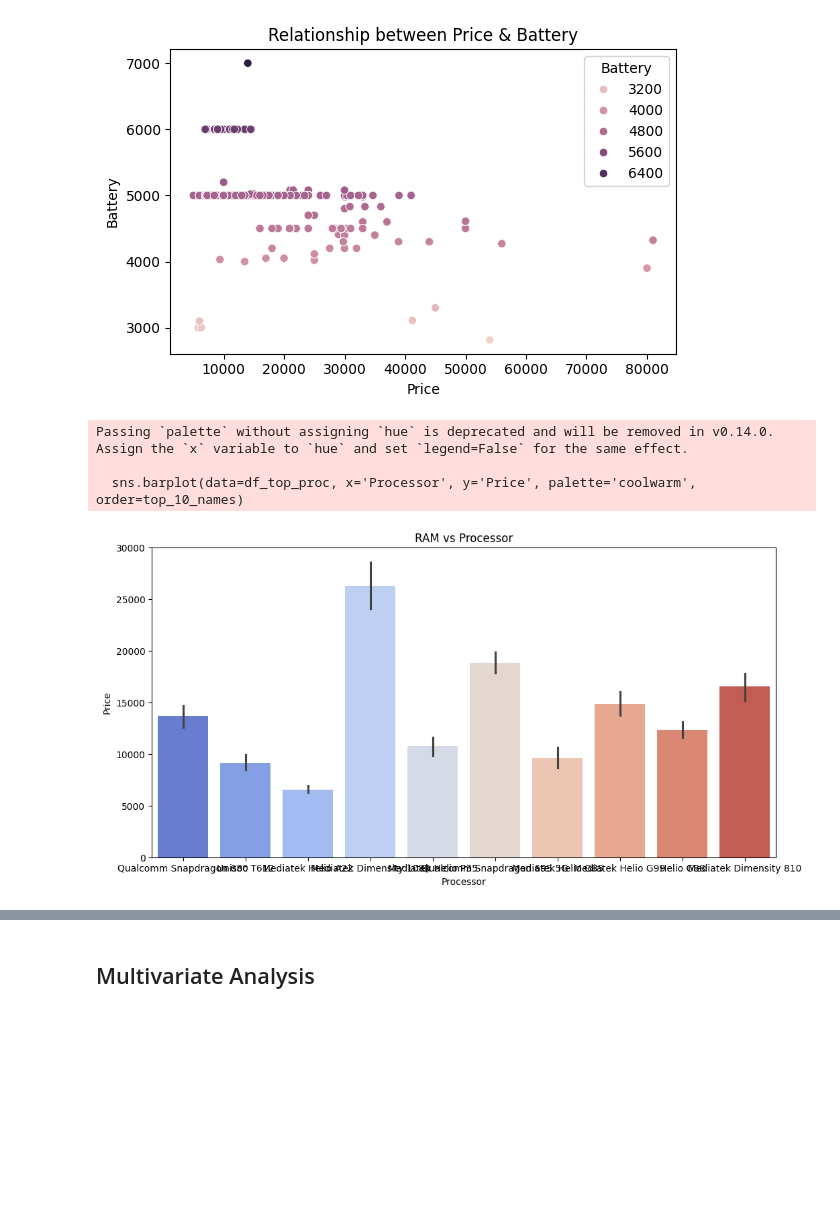
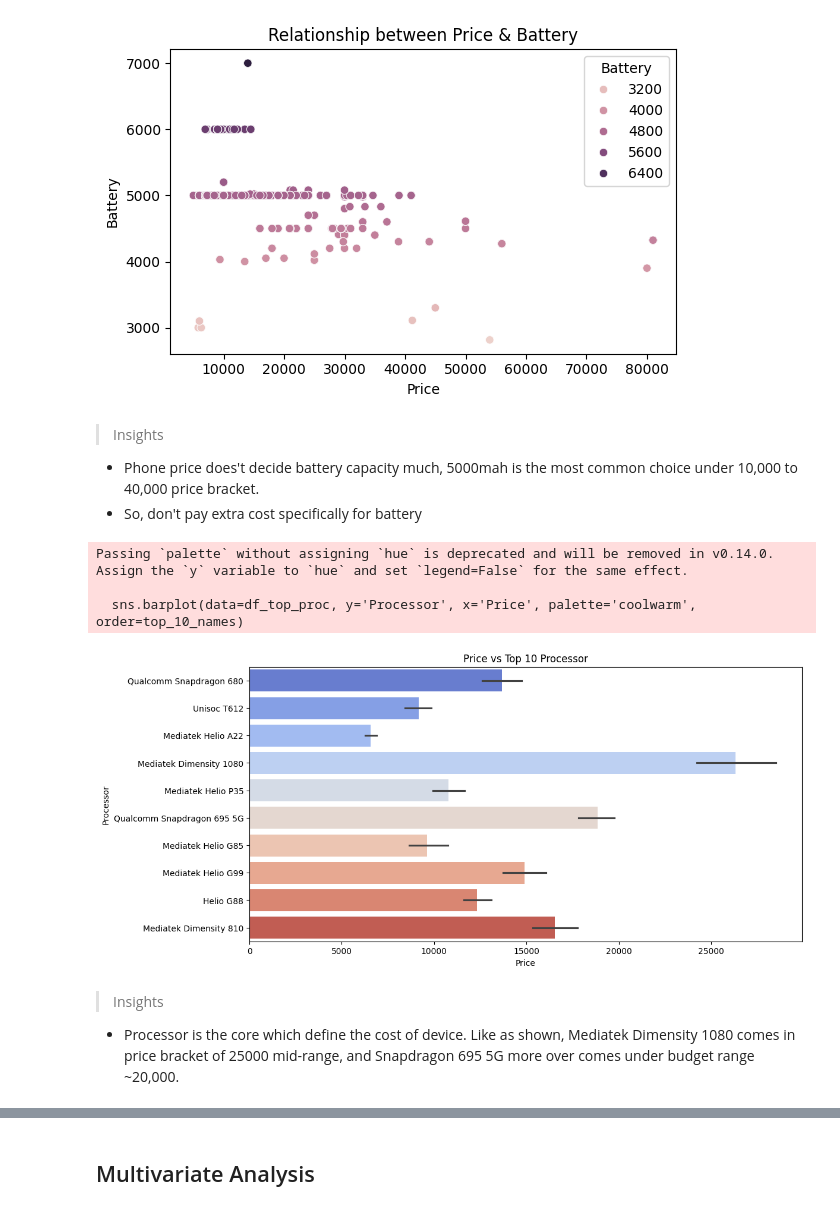
Before and after one commit to sanskar127/project4-nhis, a Jupyter notebook: analysis.ipynb, the cells around one changed output, grey strips where cells are left out. Saved outputs shown, nothing was run; the diff lists cells and outputs as text; code cells hidden in the pictures; blank space fills up the shorter version.

```diff
--- a/analysis.ipynb
+++ b/analysis.ipynb
@@ -437,20 +484,27 @@ plt.tight_layout()
 plt.show()
 # %% [output]
 [figure]
+# %% [markdown]
+> Insights
+- Phone price does't decide battery capacity much, 5000mah is the most common choice under 10,000 to 40,000 price bracket.
+- So, don't pay extra cost specifically for battery
 # %%
 # Processor vs Price
 top_10_names = df['Processor'].value_counts().head(10).index
 df_top_proc = df[df['Processor'].isin(top_10_names)]
 
 plt.figure(figsize=(12, 6))
-sns.barplot(data=df_top_proc, x='Processor', y='Price', palette='coolwarm', order=top_10_names)
-plt.title('RAM vs Processor')
+sns.barplot(data=df_top_proc, y='Processor', x='Price', palette='coolwarm', order=top_10_names)
+plt.title('Price vs Top 10 Processor')
 plt.show()
 # %% [output]
-Passing `palette` without assigning `hue` is deprecated and will be removed in v0.14.0. Assign the `x` variable to `hue` and set `legend=False` for the same effect.
+Passing `palette` without assigning `hue` is deprecated and will be removed in v0.14.0. Assign the `y` variable to `hue` and set `legend=False` for the same effect.
 
-  sns.barplot(data=df_top_proc, x='Processor', y='Price', palette='coolwarm', order=top_10_names)
+  sns.barplot(data=df_top_proc, y='Processor', x='Price', palette='coolwarm', order=top_10_names)
-[figure, old version]
+[figure, new version]
+# %% [markdown]
+> Insights
+- Processor is the core which define the cost of device. Like as shown, Mediatek Dimensity 1080 comes in price bracket of 25000 mid-range, and Snapdragon 695 5G more over comes under budget range ~20,000.
 # %%
 # RAM vs Price
 plt.figure(figsize=(12, 6))
```
Also changed, not shown: parts of 30 cells of this notebook, 1 other file.
